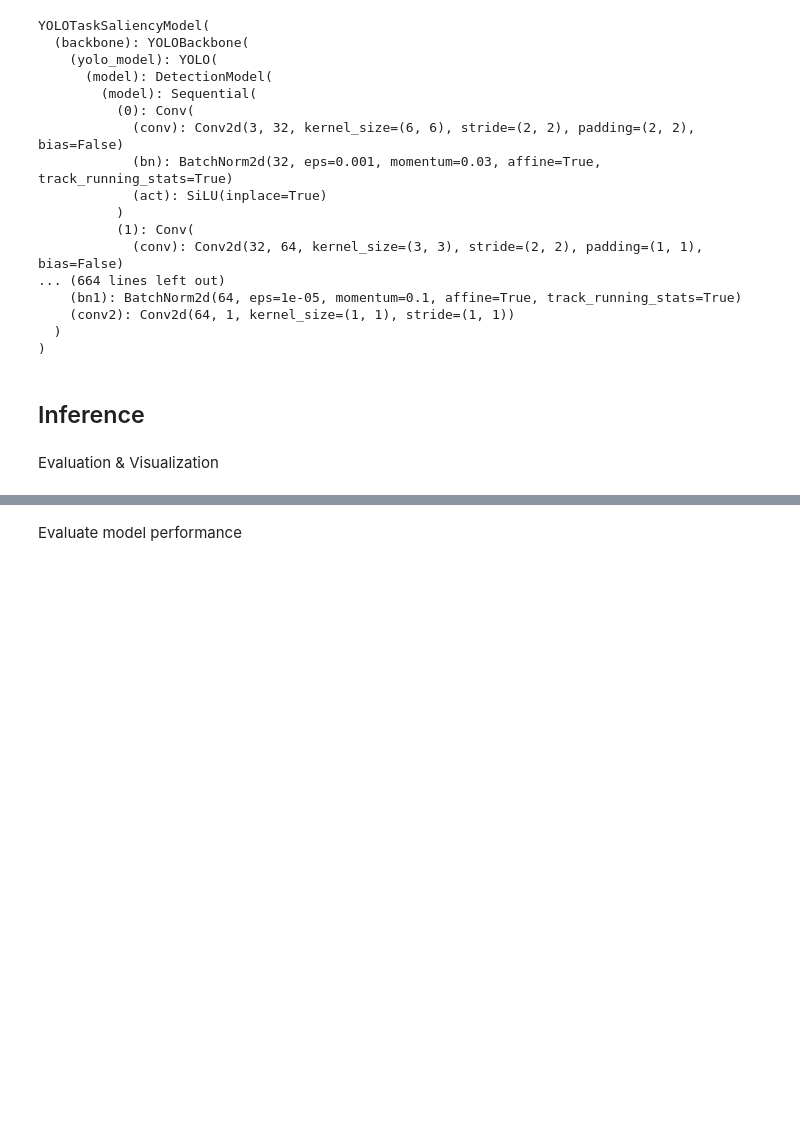
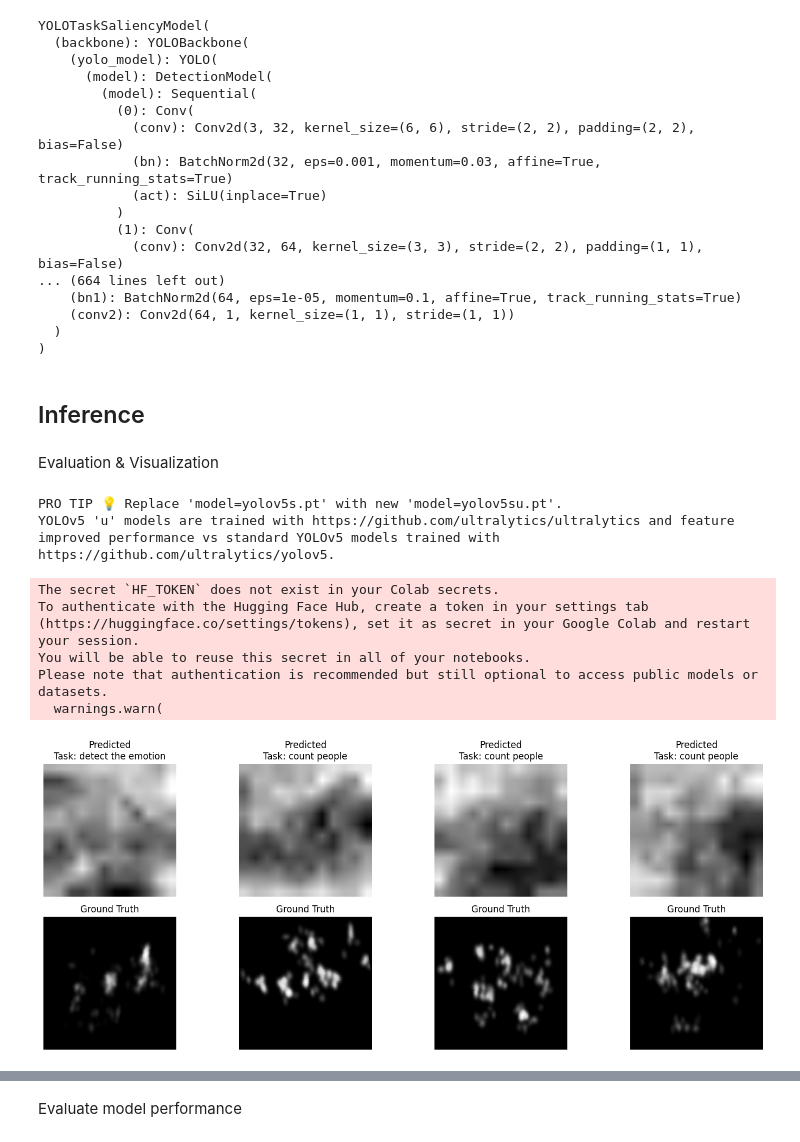
Before and after one commit to canmizrakli/TDYSN, a Jupyter notebook: TDSP_YOLO_v2.ipynb, the cells around one changed output, grey strips where cells are left out. Saved outputs shown, nothing was run; the diff lists cells and outputs as text; code cells hidden in the pictures; blank space fills up the shorter version.

```diff
--- a/TDSP_YOLO_v2.ipynb
+++ b/TDSP_YOLO_v2.ipynb
@@ -193,20 +207,3 @@ Update Settings with 'yolo settings key=value', i.e. 'yolo settings runs_dir=pat
 ###1. Pre-trained YOLO Backbone
 
 A YOLO (e.g., YOLOv5) model with its final detection layers removed, leaving only the feature extraction layers. This part extracts deep visual features from the input image.
-# %%
-# 6.1 Pre-trained YOLO Backbone
-class YOLOBackbone(nn.Module):
-    def __init__(self, model_name="yolov5s.pt"):
-        super().__init__()
-        # Load pre-trained YOLO model by specifying the weight file
-        self.yolo_model = YOLO(model_name)
-        # Retain only the feature extraction layers (adjust slicing as needed)
-        self.feature_extractor = self.yolo_model.model.model[:10]
-
-    def forward(self, x):
-        return self.feature_extractor(x)
-
-    def train(self, mode=True):
-        # Override train method to only set training mode on the feature extractor
-        self.feature_extractor.train(mode)
-        return self
@@ -386,7 +428,7 @@ for epoch in range(num_epochs):
         optimizer.step()
 
         running_loss += loss.item()
-        if (batch_idx + 1) % 10 == 0:
+        if (batch_idx + 1) % 30 == 0:
             print(f"Epoch [{epoch+1}/{num_epochs}], Batch [{batch_idx+1}/{len(dataloader)}] Loss: {loss.item():.4f}", flush=True)
     epoch_loss = running_loss / len(dataloader)
     print(f"Epoch [{epoch+1}/{num_epochs}] Average Loss: {epoch_loss:.4f}", flush=True)
@@ -441,6 +557,59 @@ YOLOTaskSaliencyModel(
 ## Inference
 # %% [markdown]
 Evaluation & Visualization
+# %%
+import torch
+import matplotlib.pyplot as plt
+
+# Define the device
+device = torch.device("cuda" if torch.cuda.is_available() else "cpu")
+
+# Recreate the model architecture (this should be exactly the same as during training)
+model = YOLOTaskSaliencyModel().to(device)
+
+# Load the saved state_dict from Drive
+saved_model_path = "/content/drive/MyDrive/TDSP/yolo_task_saliency_model.pth"
+model.load_state_dict(torch.load(saved_model_path, map_location=device))
+model.eval()  # Set model to evaluation mode
+
+# Fetch one batch from your dataloader (ensure your dataloader applies the same transforms as training)
+batch_data = next(iter(dataloader))
+images = batch_data["stimuli"].to(device)    # [B, 3, H, W]
+fdm = batch_data["fdm"].to(device)           # [B, 1, H, W]
+task_descs = batch_data["task_description"]  # List of task strings
+
+# Run inference
+with torch.no_grad():
+    pred_saliency = model(images, task_descs)  # [B, 1, H, W]
+
+# Convert predictions and ground truth to NumPy arrays for visualization
+pred_saliency_np = pred_saliency.cpu().numpy()
+fdm_np = fdm.cpu().numpy()
+
+# Create a plot: top row for predicted saliency maps, bottom row for ground truth maps, in grayscale
+num_samples = pred_saliency_np.shape[0]
+fig, axes = plt.subplots(2, num_samples, figsize=(15, 6))
+
+for i in range(num_samples):
+    axes[0, i].imshow(pred_saliency_np[i, 0], cmap='gray')
+    axes[0, i].set_title(f"Predicted\nTask: {task_descs[i]}")
+    axes[0, i].axis('off')
+
+    axes[1, i].imshow(fdm_np[i, 0], cmap='gray')
+    axes[1, i].set_title("Ground Truth")
+    axes[1, i].axis('off')
+
+plt.tight_layout()
+plt.show()
+# %% [output]
+PRO TIP 💡 Replace 'model=yolov5s.pt' with new 'model=yolov5su.pt'.
+YOLOv5 'u' models are trained with https://github.com/ultralytics/ultralytics and feature improved performance vs standard YOLOv5 models trained with https://github.com/ultralytics/yolov5.
+The secret `HF_TOKEN` does not exist in your Colab secrets.
+To authenticate with the Hugging Face Hub, create a token in your settings tab (https://huggingface.co/settings/tokens), set it as secret in your Google Colab and restart your session.
+You will be able to reuse this secret in all of your notebooks.
+Please note that authentication is recommended but still optional to access public models or datasets.
+  warnings.warn(
+[figure, added]
 # %%
 import matplotlib.pyplot as plt
 
```
Also changed, not shown: parts of 17 cells of this notebook.
